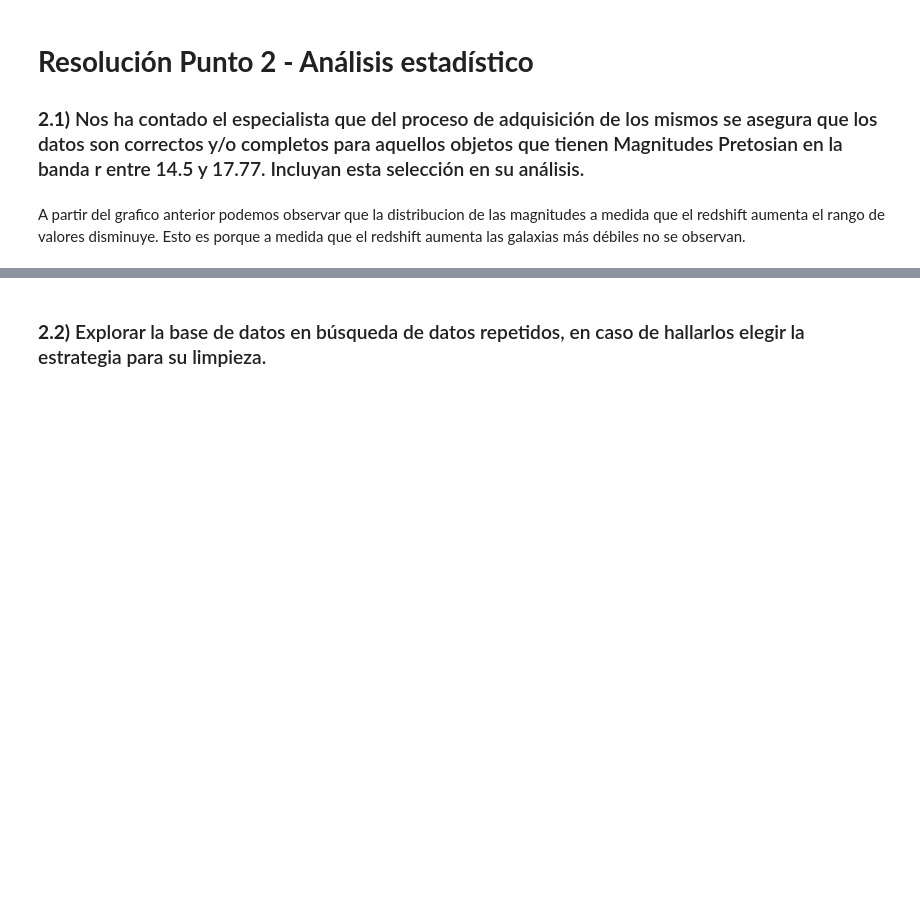
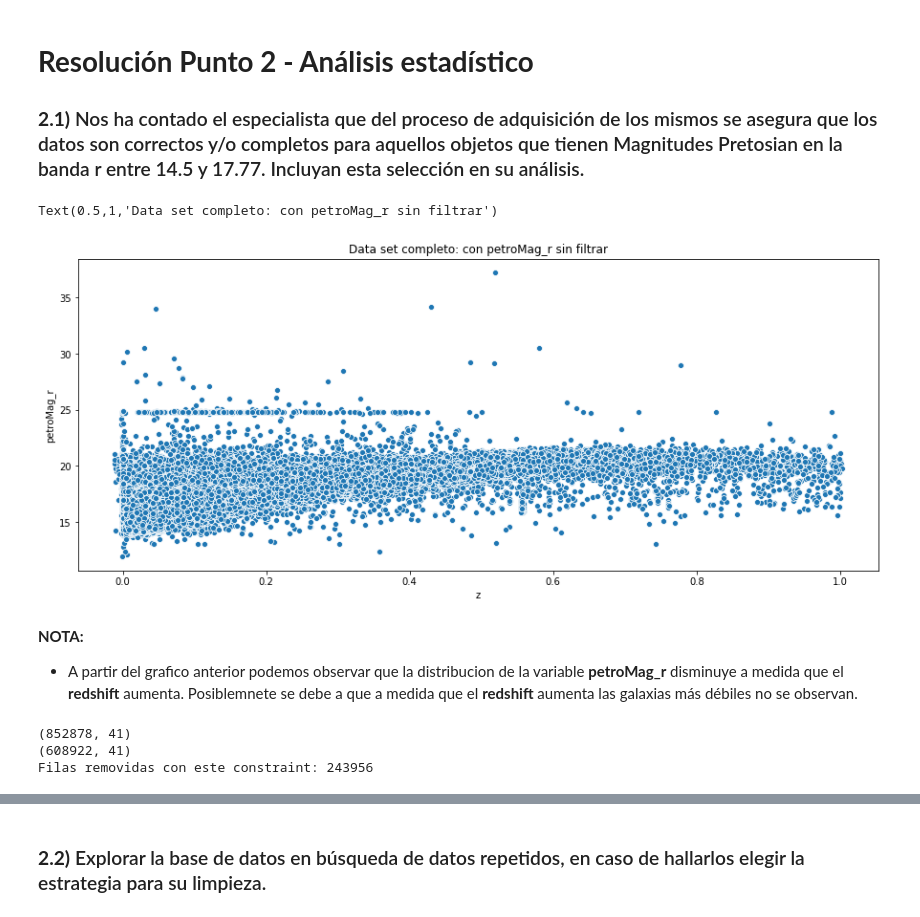
Before and after one commit to leoborgnino/mentoria-astro-datos, a Jupyter notebook: 2_Analisis_y_Curación.ipynb, the cells around one changed output, grey strips where cells are left out. Drawn from its saved outputs; the diff is of its cells as text; code cells hidden in the pictures; blank space fills up the shorter version.

Commit message:
Revision punto 2 completo

```diff
--- a/2_Analisis_y_Curación.ipynb
+++ b/2_Analisis_y_Curación.ipynb
@@ -434,10 +422,20 @@ seaborn.scatterplot(data_join.z[(filter_mag)&(filter_zoo)],data_join.petroMag_r[
+# %%
+plt.figure(figsize=(15,6))
+seaborn.scatterplot(data_clean_mag.z, data_clean_mag.petroMag_r)
+plt.title('Data set completo: con petroMag_r sin filtrar')
+# %% [output]
+Text(0.5,1,'Data set completo: con petroMag_r sin filtrar')
+[figure, added]
 # %% [markdown]
-A partir del grafico anterior podemos observar que la distribucion de las magnitudes a medida
-que el redshift aumenta el rango de valores disminuye. Esto es porque a medida que el redshift aumenta
-las galaxias más débiles no se observan.
+**NOTA:**
+* A partir del grafico anterior podemos observar que la distribucion de la variable **petroMag_r** disminuye a medida que el **redshift** aumenta. Posiblemnete se debe a que a medida que el **redshift** aumenta las galaxias más débiles no se observan.
 # %%
-df_filter = data_2[ (df['petroMag_r'] >= 14.5) & (df['petroMag_r'] <= 17.77) ]
-print(data_2.shape)
-print(df_filter.shape)
+data_filter = data_clean_mag[(data_clean_mag['petroMag_r'] >= 14.5) & (data_clean_mag['petroMag_r'] <= 17.77)]
+print(data_clean_mag.shape)
+print(data_filter.shape)
 
-print("Filas removidas con este constraint: %d"%(data_2.shape[0]-df_filter.shape[0]))
+print("Filas removidas con este constraint: %d"%(data_clean_mag.shape[0]-data_filter.shape[0]))
+# %% [output]
+(852878, 41)
+(608922, 41)
+Filas removidas con este constraint: 243956
```
Also changed, not shown: parts of 17 cells of this notebook.
